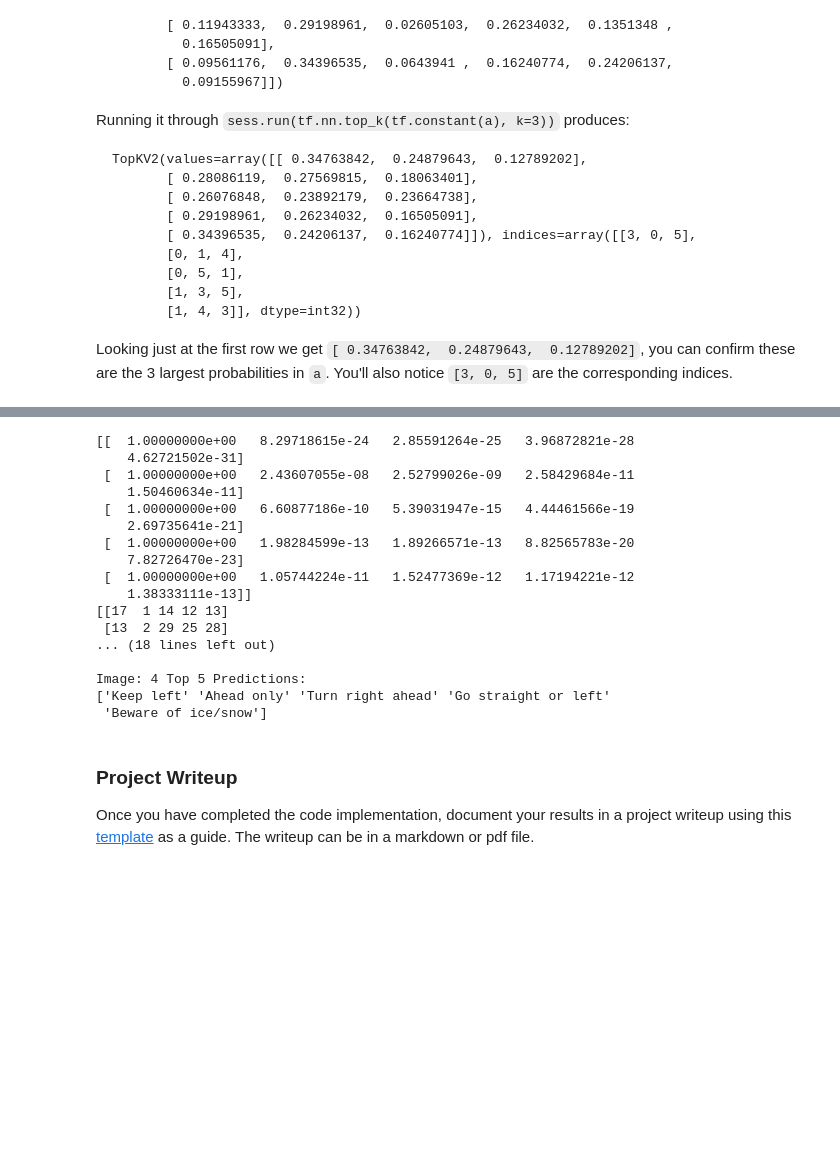
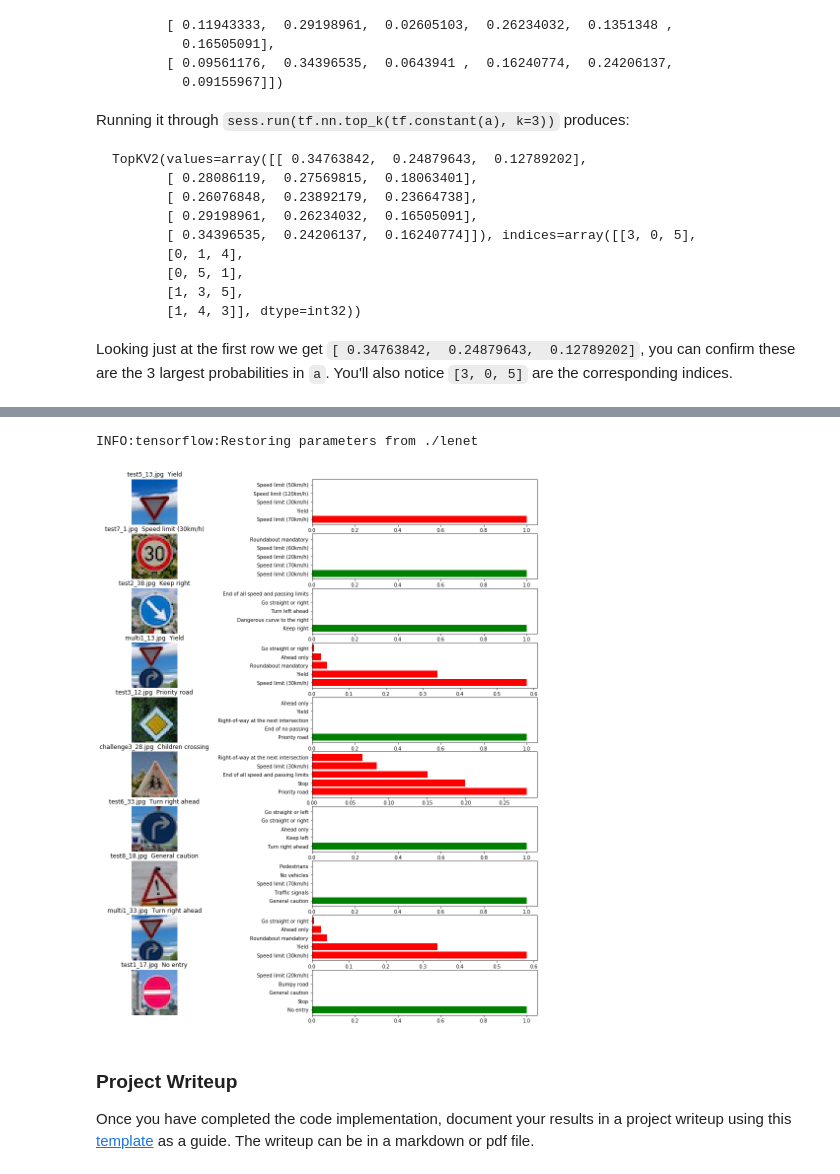
Before and after one commit to Shmuelnaaman/temp, a Jupyter notebook: Traffic_Sign_Classifier.ipynb, the cells around one changed output, grey strips where cells are left out. Cells and saved outputs as stored; diff of their text form; code cells hidden in the pictures; blank space fills up the shorter version.

```diff
--- a/Traffic_Sign_Classifier.ipynb
+++ b/Traffic_Sign_Classifier.ipynb
@@ -248 +273,7 @@ one_hot_y = tf.one_hot(y, 43)
+# %%
+x = tf.placeholder(tf.float32, (None, 32, 32, 3))
+y = tf.placeholder(tf.int32, (None))
+one_hot_y = tf.one_hot(y, n_classes)
+
+keep_prob = tf.placeholder(tf.float32)
 # %%
@@ -255,7 +283,6 @@ loss_operation = tf.reduce_mean(cross_entropy)
 optimizer = tf.train.AdamOptimizer(learning_rate = rate)
 training_operation = optimizer.minimize(loss_operation)
 # %%
-#Evaluation functions
 correct_prediction = tf.equal(tf.argmax(logits, 1), tf.argmax(one_hot_y, 1))
 accuracy_operation = tf.reduce_mean(tf.cast(correct_prediction, tf.float32))
 saver = tf.train.Saver()
@@ -266,7 +293,7 @@ def evaluate(X_data, y_data):
     sess = tf.get_default_session()
     for offset in range(0, num_examples, BATCH_SIZE):
         batch_x, batch_y = X_data[offset:offset+BATCH_SIZE], y_data[offset:offset+BATCH_SIZE]
-        accuracy = sess.run(accuracy_operation, feed_dict={x: batch_x, y: batch_y})
+        accuracy = sess.run(accuracy_operation, feed_dict={x: batch_x, y: batch_y, keep_prob: 1.0})
         total_accuracy += (accuracy * len(batch_x))
     return total_accuracy / num_examples
 # %%
@@ -499,41 +447,31 @@ print(classes)
 # %%
 ### Print out the top five softmax probabilities for the predictions on the German traffic sign images found on the web.
 ### Feel free to use as many code cells as needed.
-def softmax(z):
-    assert len(z.shape) == 2
-    s = np.max(z, axis=1)
-    s = s[:, np.newaxis]
-    e_x = np.exp(z - s)
-    div = np.sum(e_x, axis=1)
-    div = div[:, np.newaxis] # dito
-    return e_x / div
-
-
+k = 5
 with tf.Session() as sess:
-    out, top_classes = sess.run(tf.nn.top_k(predicted_logits, k=5))
-    print(softmax(out))
-    print(top_classes)
-    for prediction in range(5):
-        print("\nImage: " + str(prediction) + " Top 5 Predictions: ")
-        print(classes_names[top_classes[prediction]])
+    saver.restore(sess, tf.train.latest_checkpoint('.'))
+    y_probs, y_pred = sess.run(tf.nn.top_k(tf.nn.softmax(logits), k=k), feed_dict={x: X_new, y: y_new, keep_prob: 1.0})
 # %% [output]
-[[  1.00000000e+00   8.29718615e-24   2.85591264e-25   3.96872821e-28
-    4.62721502e-31]
- [  1.00000000e+00   2.43607055e-08   2.52799026e-09   2.58429684e-11
-    1.50460634e-11]
- [  1.00000000e+00   6.60877186e-10   5.39031947e-15   4.44461566e-19
-    2.69735641e-21]
- [  1.00000000e+00   1.98284599e-13   1.89266571e-13   8.82565783e-20
-    7.82726470e-23]
- [  1.00000000e+00   1.05744224e-11   1.52477369e-12   1.17194221e-12
-    1.38333111e-13]]
-[[17  1 14 12 13]
- [13  2 29 25 28]
-... (18 lines left out)
-
-Image: 4 Top 5 Predictions:
-['Keep left' 'Ahead only' 'Turn right ahead' 'Go straight or left'
- 'Beware of ice/snow']
+INFO:tensorflow:Restoring parameters from ./lenet
+# %%
+fig, axs = plt.subplots(y_new.shape[0], 2, figsize=(18,20))
+
+for i in range(y_new.shape[0]):
+    if y_pred[i][0] == int(y_new[i]):
+        color = 'green'
+    else:
+        color = 'red'
+    axs[i, 0].imshow(X_new[i])
+    axs[i, 0].set_title(files[i].split('/')[-1] + '  ' + signnames.loc[int(y_new[i])].SignName)
+    axs[i, 0].axis('off')
+    axs[i, 1].barh(np.arange(k), y_probs[i], align='center', color=color)
+    axs[i, 1].set_yticks(np.arange(k))
+    axs[i, 1].set_yticklabels(signnames.loc[y_pred[i]].SignName.values)
+fig.savefig('softmax_predictions.png')
+
+plt.show()
+# %% [output]
+[figure, added]
 # %% [markdown]
 ### Project Writeup
 
```
Also changed, not shown: parts of 22 cells of this notebook.
